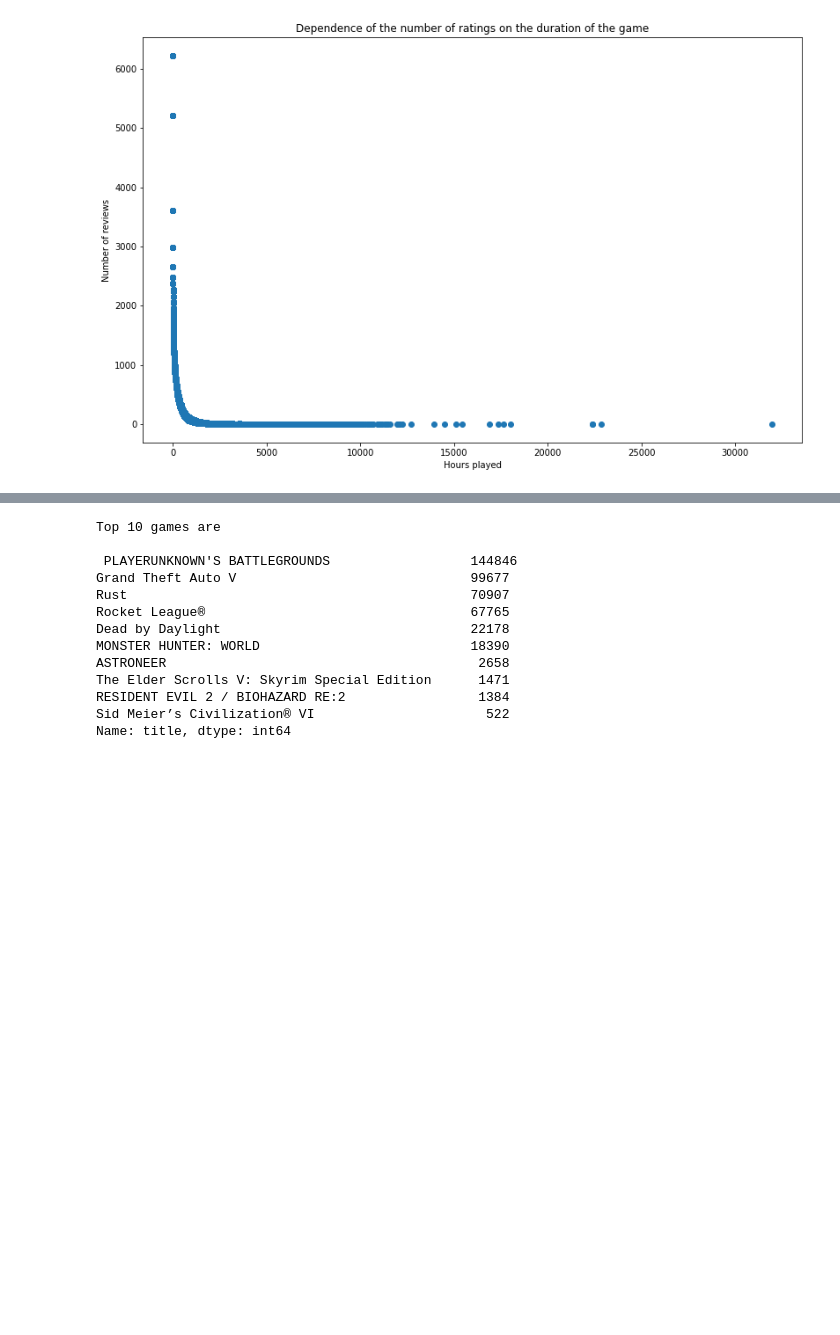
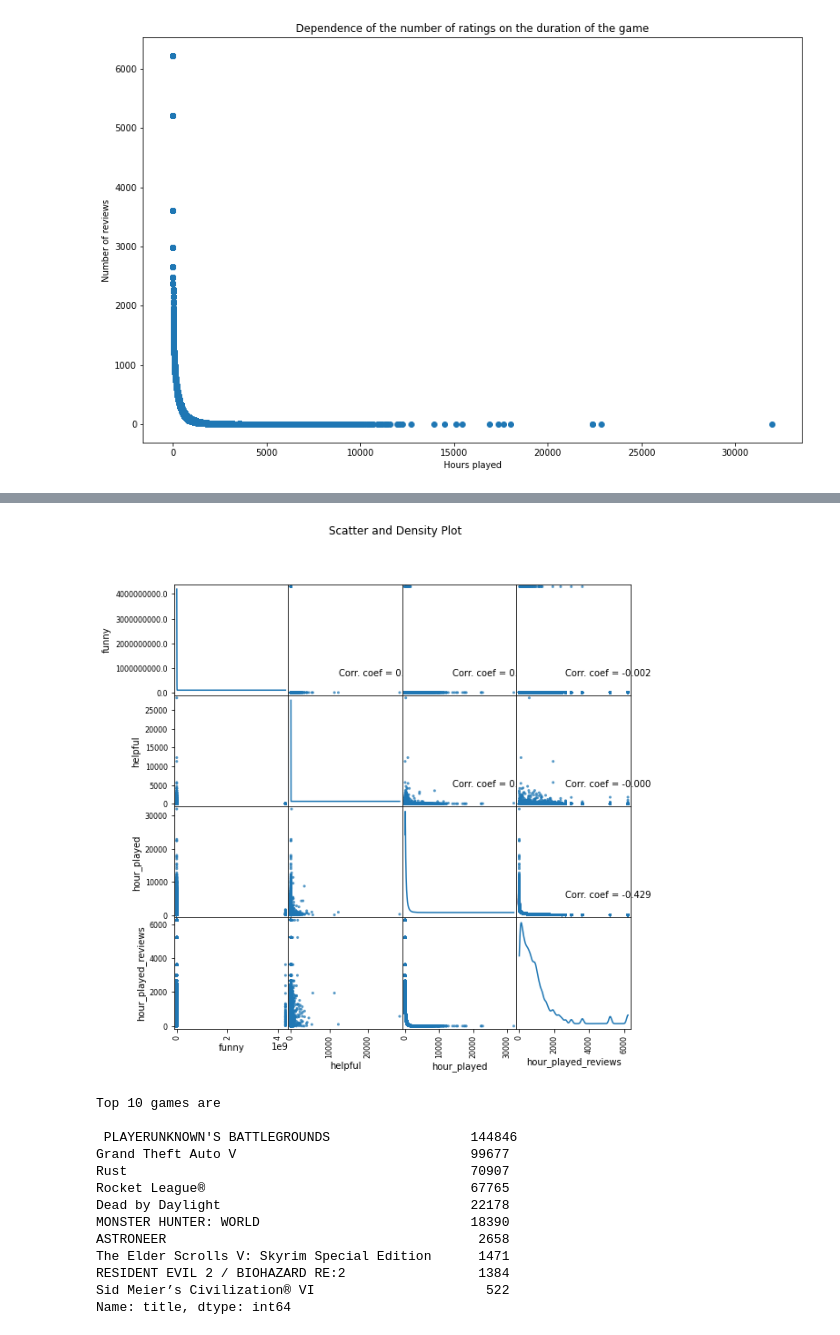
Before and after one commit to Yaswanth3277/csgodataclassifier, a Jupyter notebook: SteamReviewClassifier.ipynb, the cells around one changed output, grey strips where cells are left out. Drawn from its saved outputs; the diff is of its cells as text; code cells hidden in the pictures; blank space fills up the shorter version.

```diff
--- a/SteamReviewClassifier.ipynb
+++ b/SteamReviewClassifier.ipynb
@@ -135,3 +202,7 @@ Text(0, 0.5, 'Number of reviews')
+# %%
+plotScatterMatrix(steam_review, 9, 10)
+# %% [output]
+[figure, added]
 # %%
 top_games = steam_review.title.value_counts()
 print("Top 10 games are\n\n",steam_review.title.value_counts()[:10])
```
Also changed, not shown: parts of 16 cells of this notebook.
